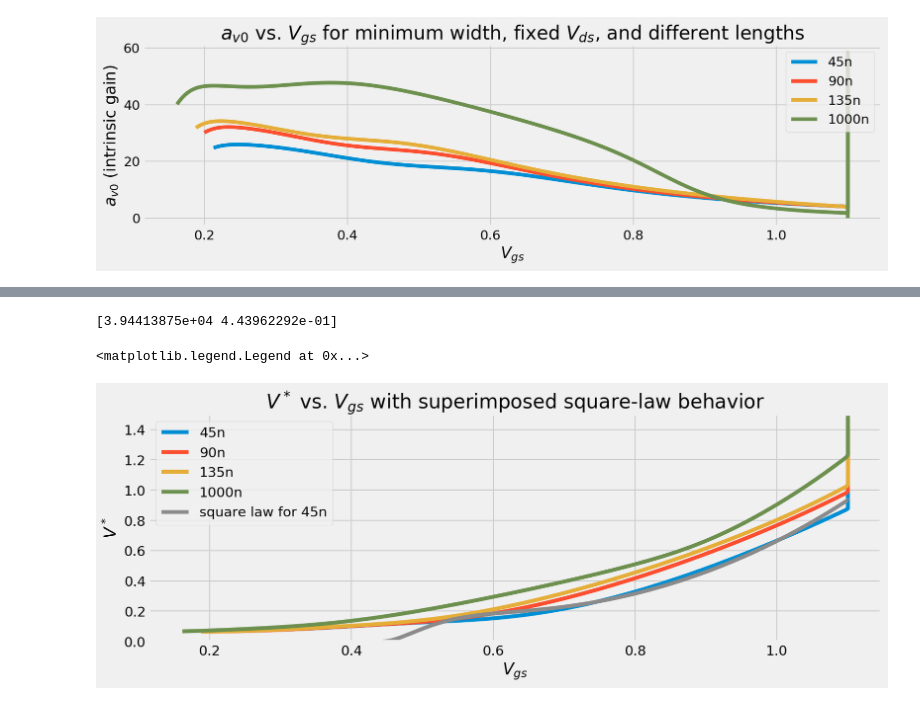
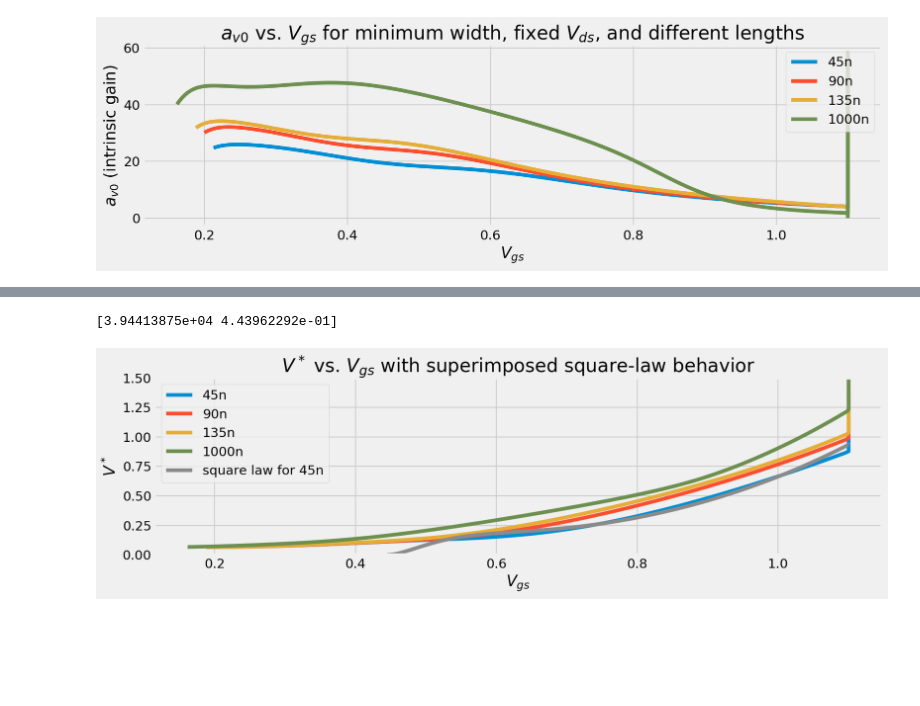
Before and after one commit to vighneshiyer/ee240b, a Jupyter notebook: hw/hw1/hw1_notebook.ipynb, the cells around one changed output, grey strips where cells are left out. Saved outputs shown, nothing was run; the diff lists cells and outputs as text; code cells hidden in the pictures; blank space fills up the shorter version.

```diff
--- a/hw/hw1/hw1_notebook.ipynb
+++ b/hw/hw1/hw1_notebook.ipynb
@@ -95,21 +96,22 @@ plt.legend(['45n', '90n', '135n', '1000n', 'square law for 45n'])
 # %%
 w, h = figaspect(1/3)
 fig, ax = plt.subplots(figsize=(w,h))
 [plt.plot(vgs[:,l], vstar[l]) for l in range(4)]
 plt.ylabel('$V^*$')
 plt.xlabel('$V_{gs}$')
 plt.title('$V^*$ vs. $V_{gs}$ with superimposed square-law behavior')
 plt.ylim((0, 1.5))
 
 match_range = 500
 popt, pcov = curve_fit(min_fn, vgs[match_range:,0], ids[match_range:], p0=[5e-6, .350])
 print(popt)
 plt.plot(vgs[match_range:,0], np.divide(2 * min_fn(vgs[match_range:,0], popt[0], popt[1]), gm[match_range:,0]))
 plt.legend(['45n', '90n', '135n', '1000n', 'square law for 45n'])
+plt.tight_layout()
+fig.savefig('figs/problem9.png', dpi=300)
 # %% [output]
 [3.94413875e+04 4.43962292e-01]
-<matplotlib.legend.Legend at 0x...>
-[figure, old version]
+[figure, new version]
 # %%
 def find_nearest(array, value):
     array = np.asarray(array)
```
Also changed, not shown: parts of 1 cell of this notebook, 4 other files.
